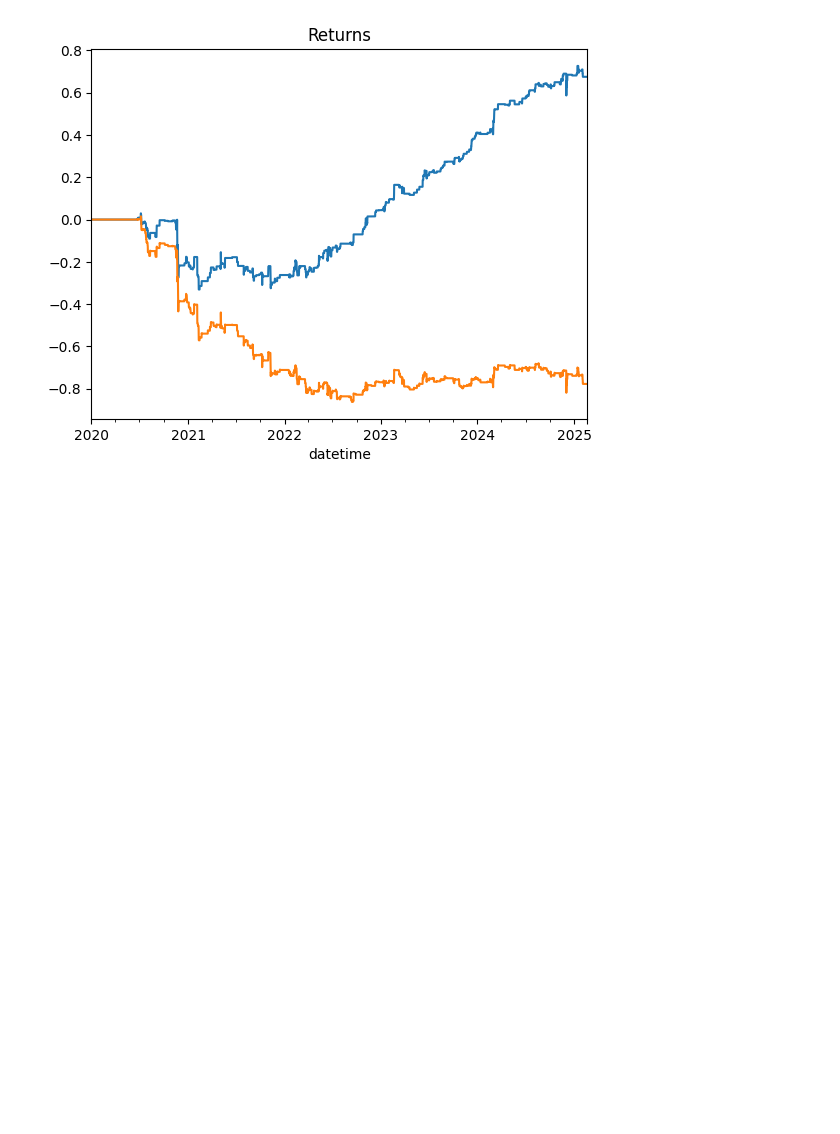
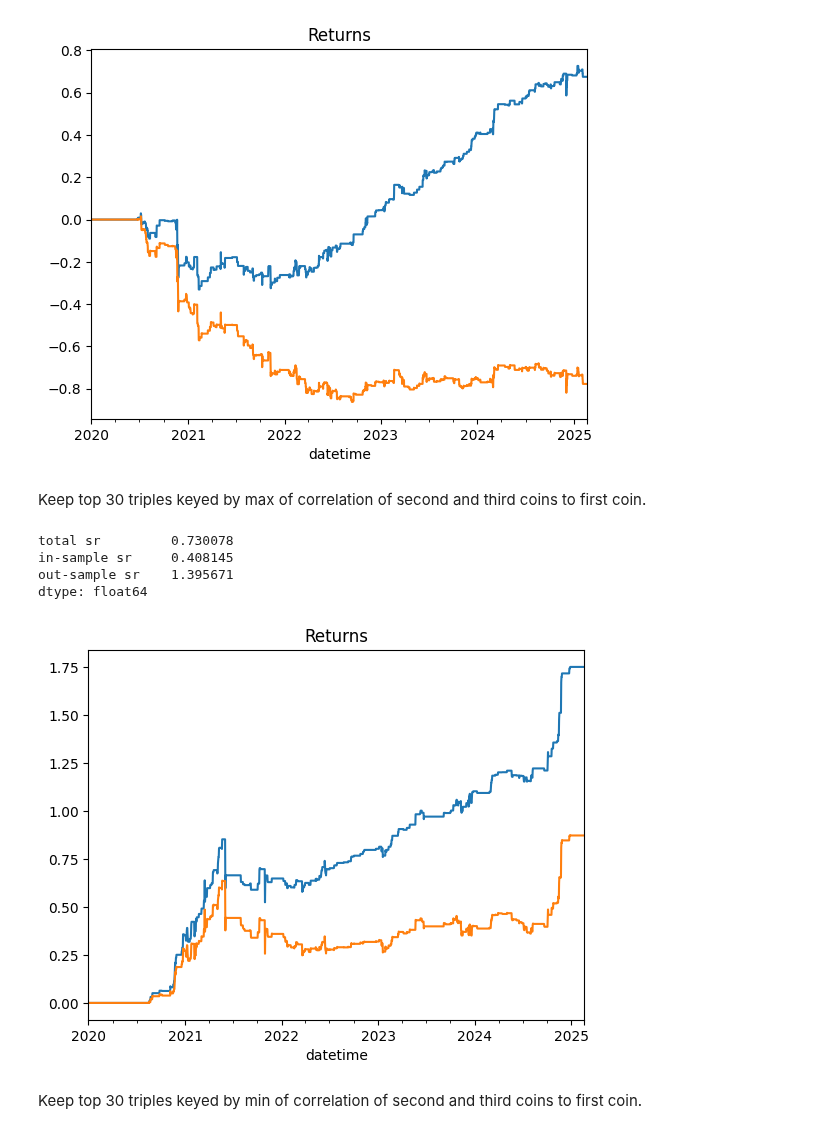
Before and after one commit to wbchristerson/jn-learning, a Jupyter notebook: strategy_09_iteration_3.ipynb, the cells around one changed output. Saved outputs shown, nothing was run; the diff lists cells and outputs as text; code cells hidden in the pictures; blank space fills up the shorter version.

```diff
--- a/strategy_09_iteration_3.ipynb
+++ b/strategy_09_iteration_3.ipynb
@@ -628,3 +634,47 @@ in-sample sr    -1.409308
 out-sample sr   -0.027842
 dtype: float64
 [figure]
+# %% [markdown]
+Keep top 30 triples keyed by max of correlation of second and third coins to first coin.
+# %%
+price_large_close_returns_1d = (px_large_close_1d / px_large_close_1d.shift() - 1)
+
+secondary_coin_min_corr = 0.7
+tertiary_coin_max_corr = 0.6
+rejection_max_corr = 0.5
+
+z_score_min_threshold = 3.0
+z_score_max_threshold = 10.0
+
+min_data_points_to_transact = 5 * 2
+num_triples_to_keep = 30
+corr_selection_method = TopCorrSelectionMethod.MAX_CORR
+
+large_holdings_df_from_price_1d = get_holdings_multiple_triples_df(
+    price_large_close_returns_1d,
+    look_back_min_periods,
+    look_back_window_size,
+    secondary_coin_min_corr,
+    tertiary_coin_max_corr,
+    rejection_max_corr,
+    min_data_points_to_transact,
+    z_score_min_threshold,
+    z_score_max_threshold,
+    corr_selection_method,
+    num_triples_to_keep
+)
+# %%
+net_large_returns_ser_1d = get_net_return(large_holdings_df_from_price_1d, price_large_close_returns_1d)
+sharpe_ratio_large_ser_1d = get_sharpe_ratio_data(net_large_returns_ser_1d)
+
+(large_holdings_df_from_price_1d * price_large_close_returns_1d).sum(axis=1).cumsum().plot(title="Returns")
+net_large_returns_ser_1d.cumsum().plot(title="Returns")
+sharpe_ratio_large_ser_1d
+# %% [output]
+total sr         0.730078
+in-sample sr     0.408145
+out-sample sr    1.395671
+dtype: float64
+[figure, added]
+# %% [markdown]
+Keep top 30 triples keyed by min of correlation of second and third coins to first coin.
```
Also changed, not shown: parts of 32 cells of this notebook, 2 other files.
